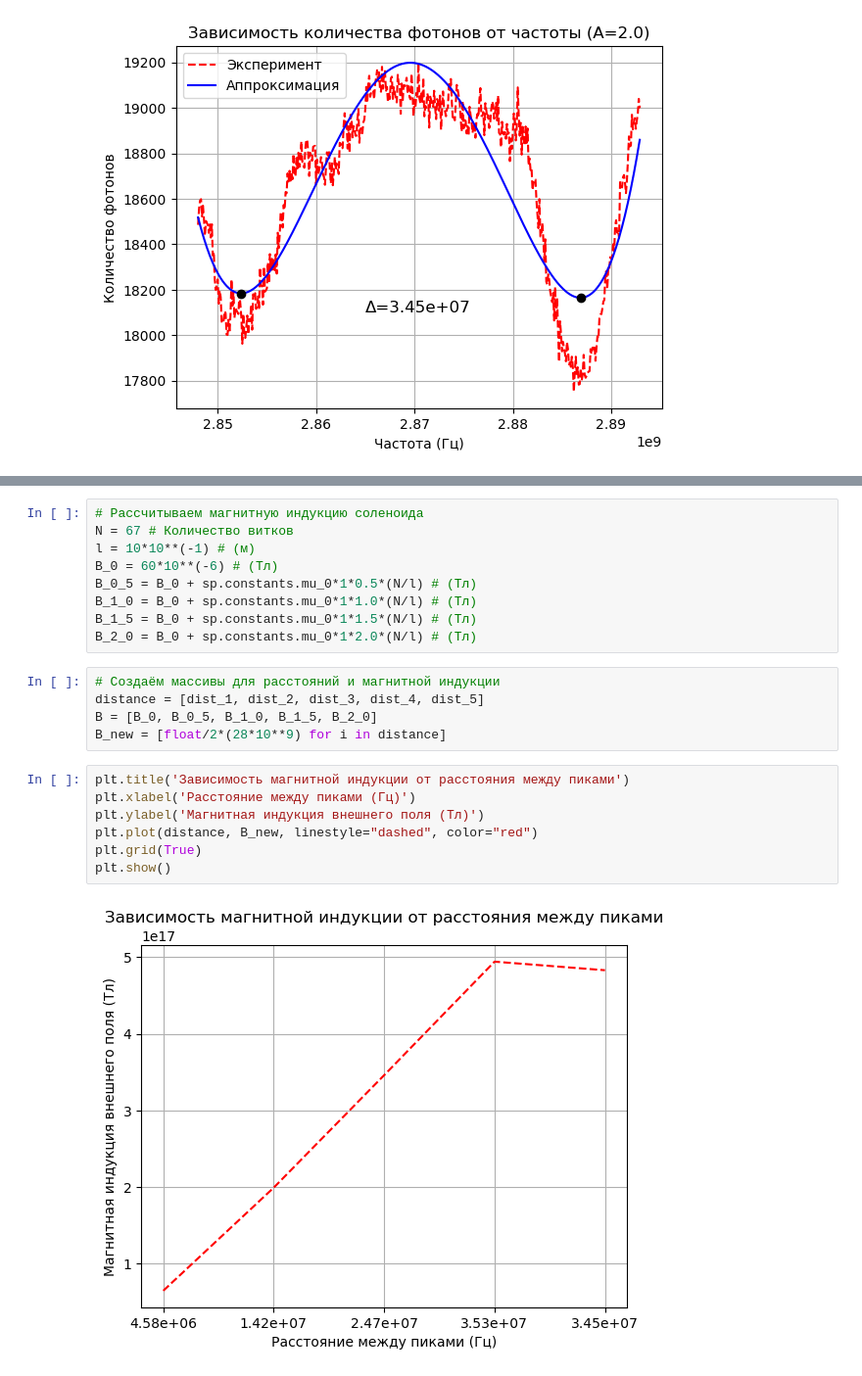
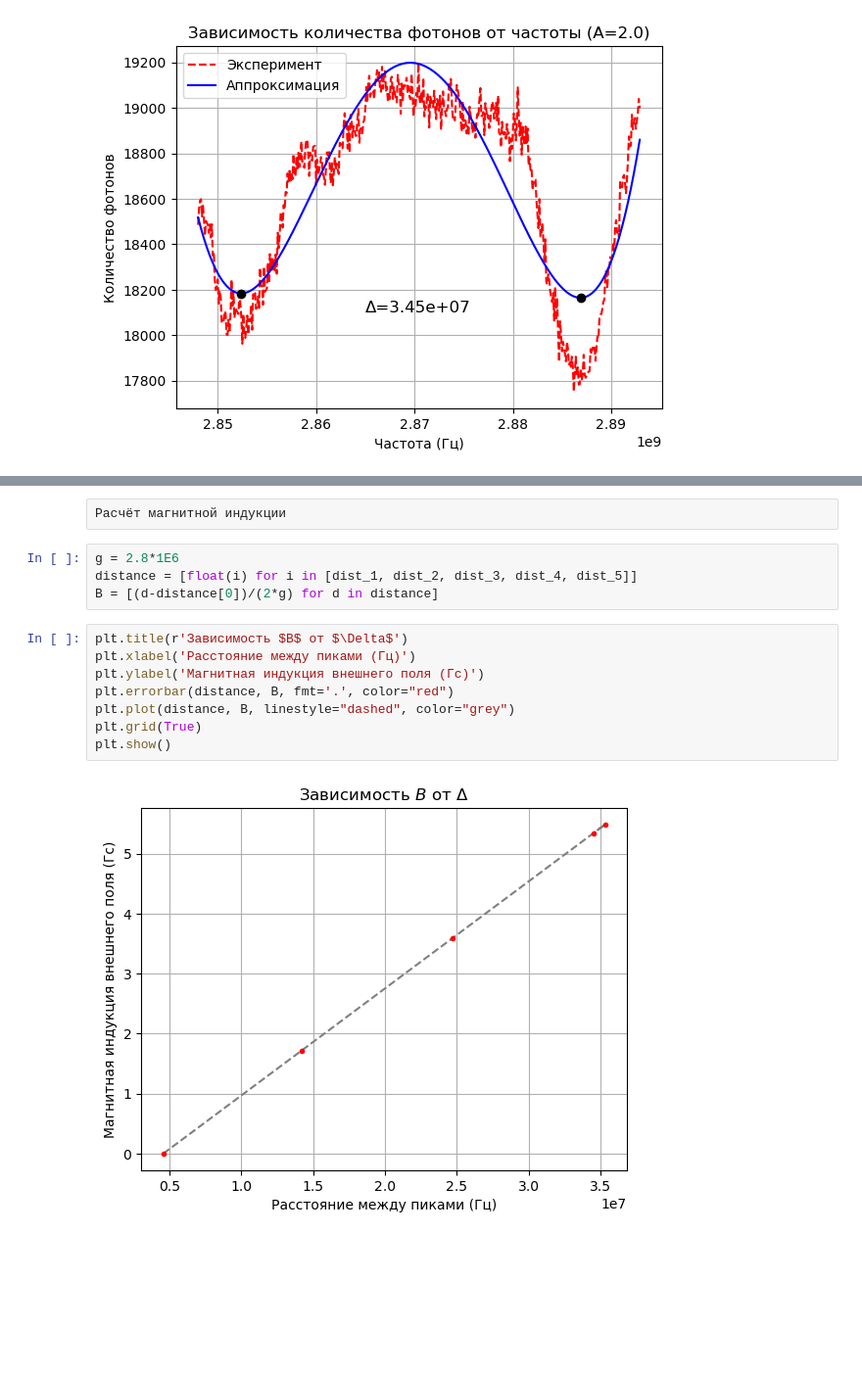
Before and after one commit to verrgelles/NV-centers, a Jupyter notebook: main.ipynb, the cells around one changed output, grey strips where cells are left out. Shown: that part at 98% size. Drawn from its saved outputs; the diff is of its cells as text; blank space fills up the shorter version.

```diff
--- a/main.ipynb
+++ b/main.ipynb
@@ -178,23 +176,16 @@ $$B=\mu\mu_0 I\frac{N}{l}$$
-# %%
-# Рассчитываем магнитную индукцию соленоида
-N = 67 # Количество витков
-l = 10*10**(-1) # (м)
-B_0 = 60*10**(-6) # (Тл)
-B_0_5 = B_0 + sp.constants.mu_0*1*0.5*(N/l) # (Тл)
-B_1_0 = B_0 + sp.constants.mu_0*1*1.0*(N/l) # (Тл)
-B_1_5 = B_0 + sp.constants.mu_0*1*1.5*(N/l) # (Тл)
-B_2_0 = B_0 + sp.constants.mu_0*1*2.0*(N/l) # (Тл)
-# %%
-# Создаём массивы для расстояний и магнитной индукции
-distance = [dist_1, dist_2, dist_3, dist_4, dist_5]
-B = [B_0, B_0_5, B_1_0, B_1_5, B_2_0]
-B_new = [float/2*(28*10**9) for i in distance]
-# %%
-plt.title('Зависимость магнитной индукции от расстояния между пиками')
-plt.xlabel('Расстояние между пиками (Гц)')
-plt.ylabel('Магнитная индукция внешнего поля (Тл)')
-plt.plot(distance, B_new, linestyle="dashed", color="red")
-plt.grid(True)
-plt.show()
-# %% [output]
-[figure, removed]
+# %% [raw]
+Расчёт магнитной индукции
+# %%
+g = 2.8*1E6
+distance = [float(i) for i in [dist_1, dist_2, dist_3, dist_4, dist_5]]
+B = [(d-distance[0])/(2*g) for d in distance]
+# %%
+plt.title(r'Зависимость $B$ от $\Delta$')
+plt.xlabel('Расстояние между пиками (Гц)')
+plt.ylabel('Магнитная индукция внешнего поля (Гс)')
+plt.errorbar(distance, B, fmt='.', color="red")
+plt.plot(distance, B, linestyle="dashed", color="grey")
+plt.grid(True)
+plt.show()
+# %% [output]
+[figure, added]
```
Also changed, not shown: parts of 1 cell of this notebook.
